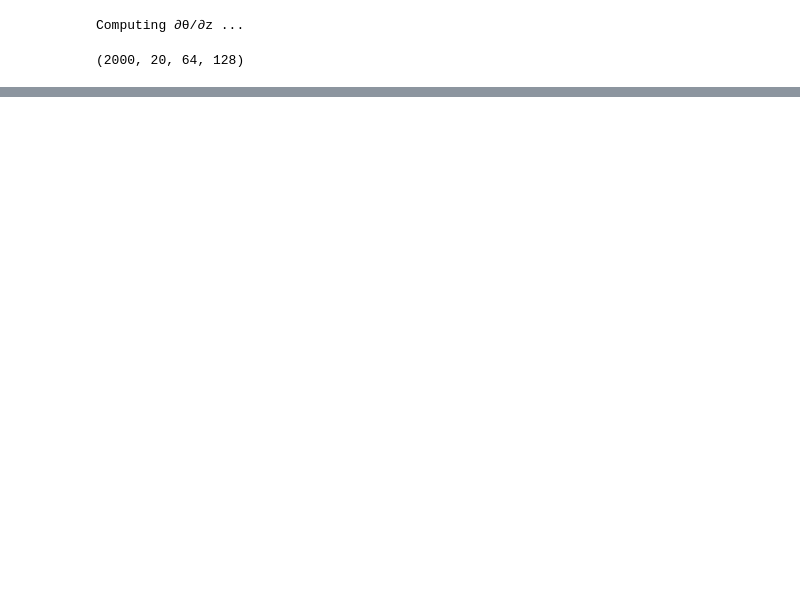
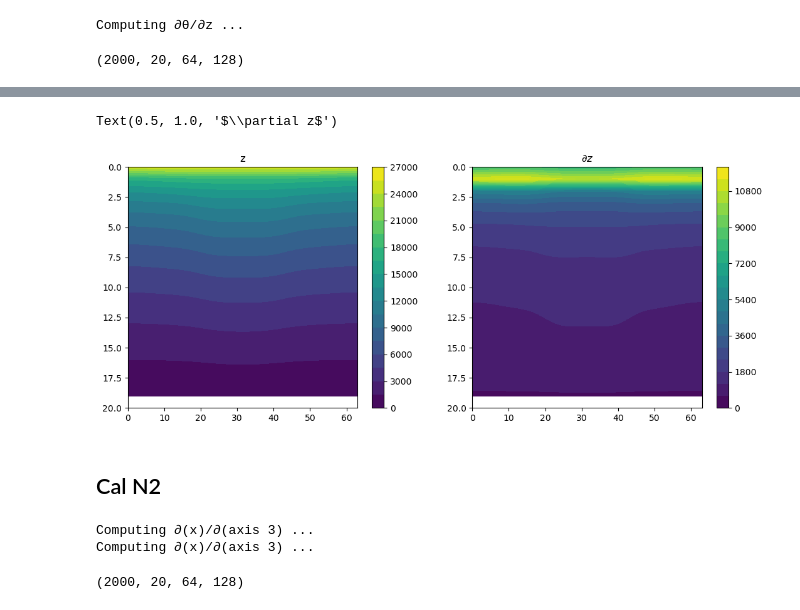
Before and after one commit to PeterChang1023/Moist_Dycore, a Jupyter notebook: EP_flux.ipynb, the cells around one changed output, grey strips where cells are left out. Cells and saved outputs as stored; diff of their text form; code cells hidden in the pictures; blank space fills up the shorter version.

```diff
--- a/EP_flux.ipynb
+++ b/EP_flux.ipynb
@@ -642,0 +728,26 @@ Text(0.5, 1.0, '$\\partial \\theta/\\partial z$')
+# %%
+fig, (ax1,ax2) = plt.subplots(1,2, dpi=100, figsize=(13,5))
+cs1 = ax1.contourf(z.mean(axis=(0,3)), levels=21)
+plt.colorbar(cs1)
+ax1.set_ylim([20,0])
+ax1.set_title(r"z")
+
+cs2 = ax2.contourf(dz.mean(axis=(0,3)), levels=21)
+plt.colorbar(cs2)
+ax2.set_ylim([20,0])
+ax2.set_title(r"$\partial z$")
+# %% [output]
+Text(0.5, 1.0, '$\\partial z$')
+[figure, added]
+# %% [markdown]
+## Cal N2
+# %%
+adiag = AtmosphericDiagnostics(u[2000:4000], v[2000:4000], t[2000:4000], p[2000:4000], z[2000:4000])
+N2    = adiag.Cal_N_square()
+# %% [output]
+Computing ∂(x)/∂(axis 3) ...
+Computing ∂(x)/∂(axis 3) ...
+# %%
+N2.shape
+# %% [output]
+(2000, 20, 64, 128)
```
Also changed, not shown: parts of 20 cells of this notebook.
